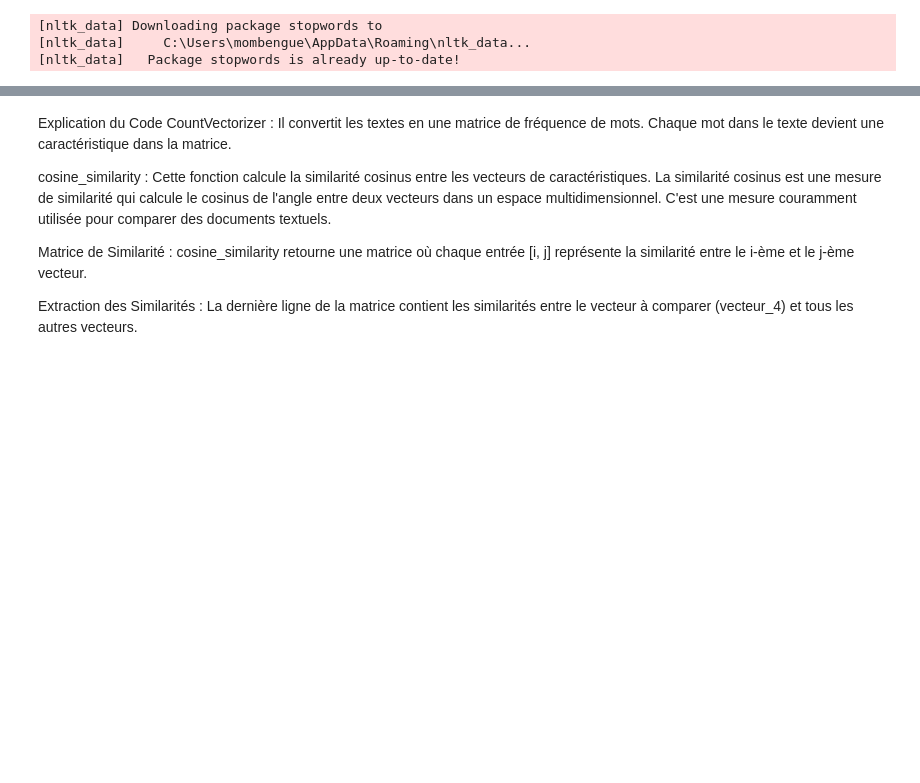
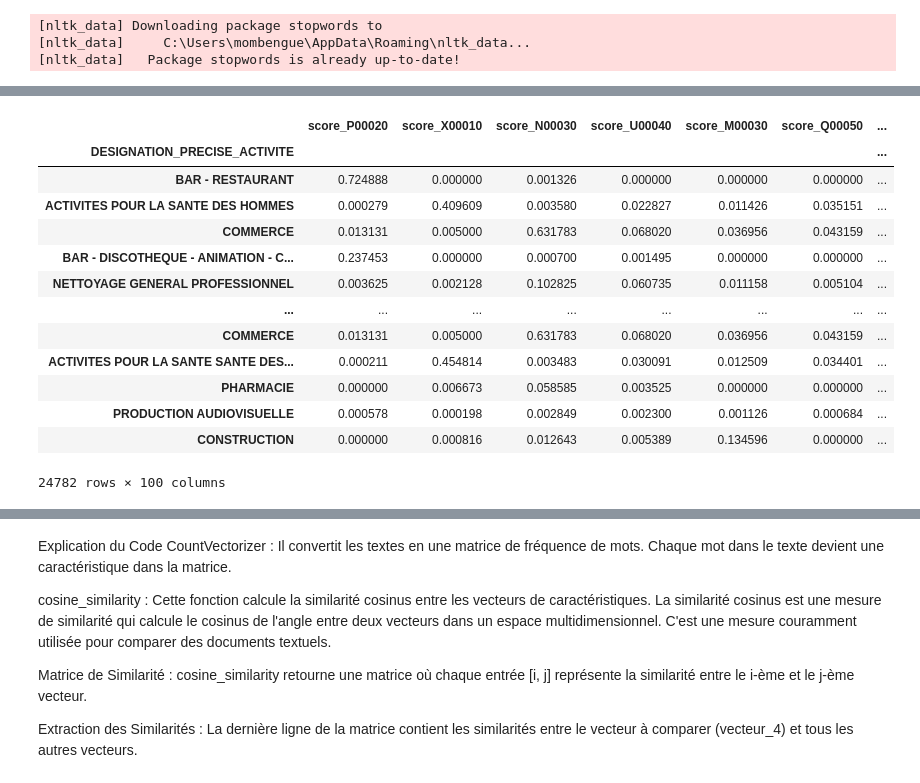
Before and after one commit to tafamb/Classification-NAEMAS, a Jupyter notebook: Class_NAEMAS.ipynb, the cells around one changed output, grey strips where cells are left out. Cells and saved outputs as stored; diff of their text form; code cells hidden in the pictures; blank space fills up the shorter version.

```diff
--- a/Class_NAEMAS.ipynb
+++ b/Class_NAEMAS.ipynb
@@ -61,0 +79,8 @@ dtype: int64
+# %%
+from sklearn.utils import shuffle
+
+# Utiliser la fonction shuffle() pour mélanger les lignes du DataFrame
+df = shuffle(df, random_state=42)
+
+# Afficher le DataFrame mélangé
+df.head(10)
@@ -127,3 +417,6 @@ for k in Code:
 # %%
 # installation de wordcloud dans l'environnement
 #!pip install wordcloud
+# %%
+df4=df[["DESIGNATION_PRECISE_ACTIVITE","SYSCOA1","NAEMAS"]]
+df4[df4["NAEMAS"] == 'Q00050']
@@ -129,0 +437,21 @@ for k in Code:
+# %%
+
+# Récupération du code 'NAEMAS' sous forme de liste
+Code = list(df4['NAEMAS'].unique())
+
+# Initialiser un dictionnaire vide pour stocker les résultats
+Dicto_ = {}
+
+# Regroupement des activités ayant le même code NAEMAS
+for k in Code:
+     desc = df4[df4['NAEMAS'] == k]['DESIGNATION_PRECISE_ACTIVITE'].tolist()
+
+    # Appliquer la fonction remove_stopwords() à chaque chaîne de caractères pour chaque liste du dictionnaire
+
+     filtered_list_of_strings = [remove_stopwords(sentence, stop_words) for sentence in desc]
+
+    # Associer la liste filtered_list_of_strings au clé correspondant dans le dictionnaire
+     Dicto_[k] = filtered_list_of_strings
+
+# Afficher le résulta
+#print(Dicto_)
@@ -129,0 +519,23 @@ for k in Code:
+# %%
+# Ajouter les colonnes SYSCOA1 et NAEMAS
+similarity_df['SYSCOA1'] = df4['SYSCOA1'].values
+similarity_df['NAEMAS'] = df4['NAEMAS'].values
+# Transformer la colonne SYSCOA1 en catégorie
+similarity_df['SYSCOA1'] = similarity_df['SYSCOA1'].astype('category')
+# Afficher le DataFrame de similarité avec les colonnes ajoutées
+similarity_df
+# %% [output]
+|  | score_P00020 | score_X00010 | score_N00030 | score_U00040 | score_M00030 | score_Q00050 | ... |
+| DESIGNATION_PRECISE_ACTIVITE |  |  |  |  |  |  | ... |
+| BAR - RESTAURANT | 0.724888 | 0.000000 | 0.001326 | 0.000000 | 0.000000 | 0.000000 | ... |
+| ACTIVITES POUR LA SANTE DES HOMMES | 0.000279 | 0.409609 | 0.003580 | 0.022827 | 0.011426 | 0.035151 | ... |
+| COMMERCE | 0.013131 | 0.005000 | 0.631783 | 0.068020 | 0.036956 | 0.043159 | ... |
+| BAR - DISCOTHEQUE - ANIMATION - C... | 0.237453 | 0.000000 | 0.000700 | 0.001495 | 0.000000 | 0.000000 | ... |
+| NETTOYAGE GENERAL PROFESSIONNEL | 0.003625 | 0.002128 | 0.102825 | 0.060735 | 0.011158 | 0.005104 | ... |
+| ... | ... | ... | ... | ... | ... | ... | ... |
+| COMMERCE | 0.013131 | 0.005000 | 0.631783 | 0.068020 | 0.036956 | 0.043159 | ... |
+| ACTIVITES POUR LA SANTE SANTE DES... | 0.000211 | 0.454814 | 0.003483 | 0.030091 | 0.012509 | 0.034401 | ... |
+| PHARMACIE | 0.000000 | 0.006673 | 0.058585 | 0.003525 | 0.000000 | 0.000000 | ... |
+| PRODUCTION AUDIOVISUELLE | 0.000578 | 0.000198 | 0.002849 | 0.002300 | 0.001126 | 0.000684 | ... |
+| CONSTRUCTION | 0.000000 | 0.000816 | 0.012643 | 0.005389 | 0.134596 | 0.000000 | ... |
+24782 rows × 100 columns
```
Also changed, not shown: parts of 42 cells of this notebook.
